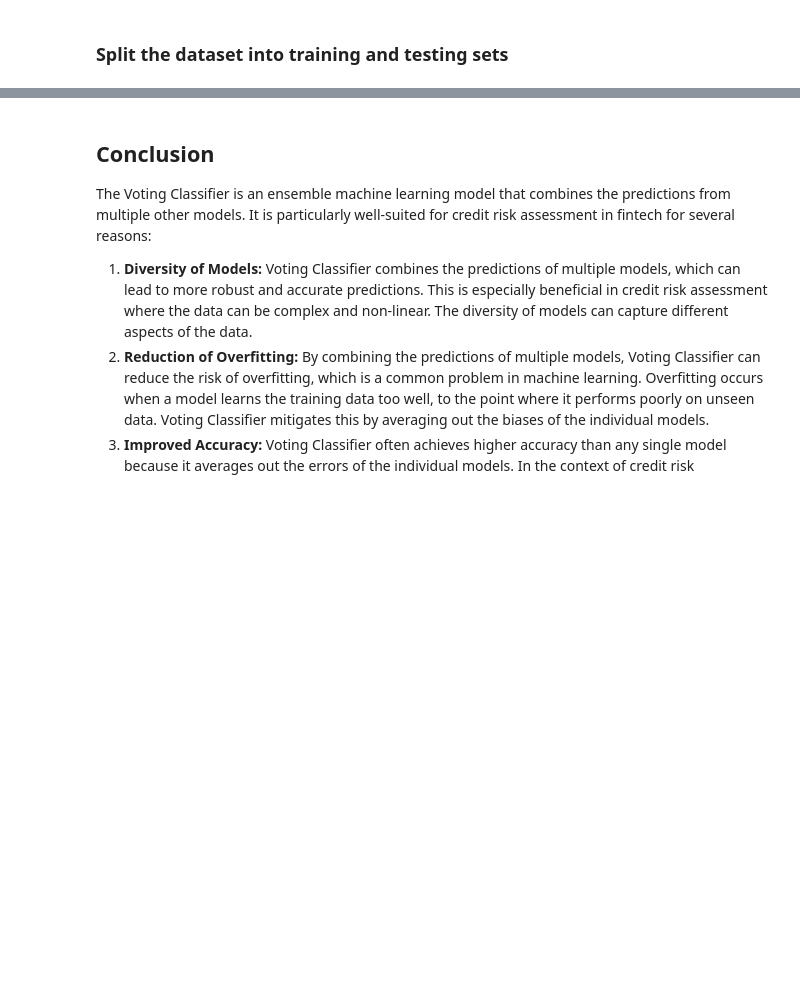
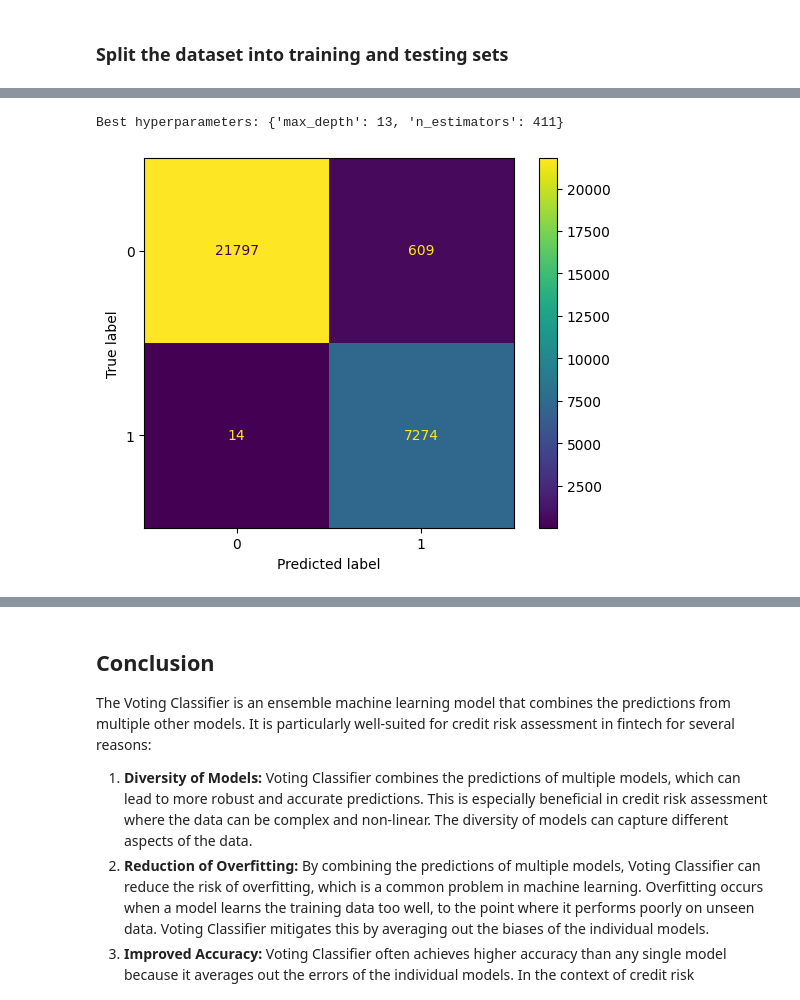
Before and after one commit to vbortone/cap5619-group4-script-assignments, a Jupyter notebook: notebooks/script-assignment-04.ipynb, the cells around one changed output, grey strips where cells are left out. Drawn from its saved outputs; the diff is of its cells as text; code cells hidden in the pictures; blank space fills up the shorter version.

Commit message:
feat: add Random Forrest section

```diff
--- a/notebooks/script-assignment-04.ipynb
+++ b/notebooks/script-assignment-04.ipynb
@@ -245,7 +254,10 @@ Name: age, Length: 148470, dtype: int32
 # Split the dataset into training and testing sets
 X = df_loan_data.drop('Status', axis=1)
 y = df_loan_data['Status']
-X_train, X_test, y_train, y_test = train_test_split(X, y, test_size=0.2, random_state=1)
+X_train, X_test, y_train, y_test = train_test_split(X, y,
+                                                    test_size=0.2,
+                                                    random_state=1,
+                                                    stratify=y)
 # %% [markdown]
 ## Implement ensemble models: Random Forest, Gradient Boosting, and Voting Classifier
 
@@ -252,0 +296,29 @@ In this section, we will implement three different ensemble models: Random Fores
+# %%
+# Random Forest - Train the model with Hyperparameter tuning
+
+param_dist = {'n_estimators': randint(50,500),
+              'max_depth': randint(1,20)}
+rf = RandomForestClassifier(n_jobs=8)
+rand_search = RandomizedSearchCV(rf,
+                                 param_distributions = param_dist,
+                                 n_iter=5,
+                                 cv=5)
+# Fit the random search object to the data
+rand_search.fit(X_train, y_train)
+
+# Create a variable for the best model
+best_rf = rand_search.best_estimator_
+
+# Print the best hyperparameters
+print('Best hyperparameters:',  rand_search.best_params_)
+
+# Generate predictions with the best model
+y_pred = best_rf.predict(X_test)
+
+# Create the confusion matrix
+cm = confusion_matrix(y_test, y_pred)
+
+ConfusionMatrixDisplay(confusion_matrix=cm).plot();
+# %% [output]
+Best hyperparameters: {'max_depth': 13, 'n_estimators': 411}
+[figure, added]
```
Also changed, not shown: parts of 7 cells of this notebook, 1 other file.
